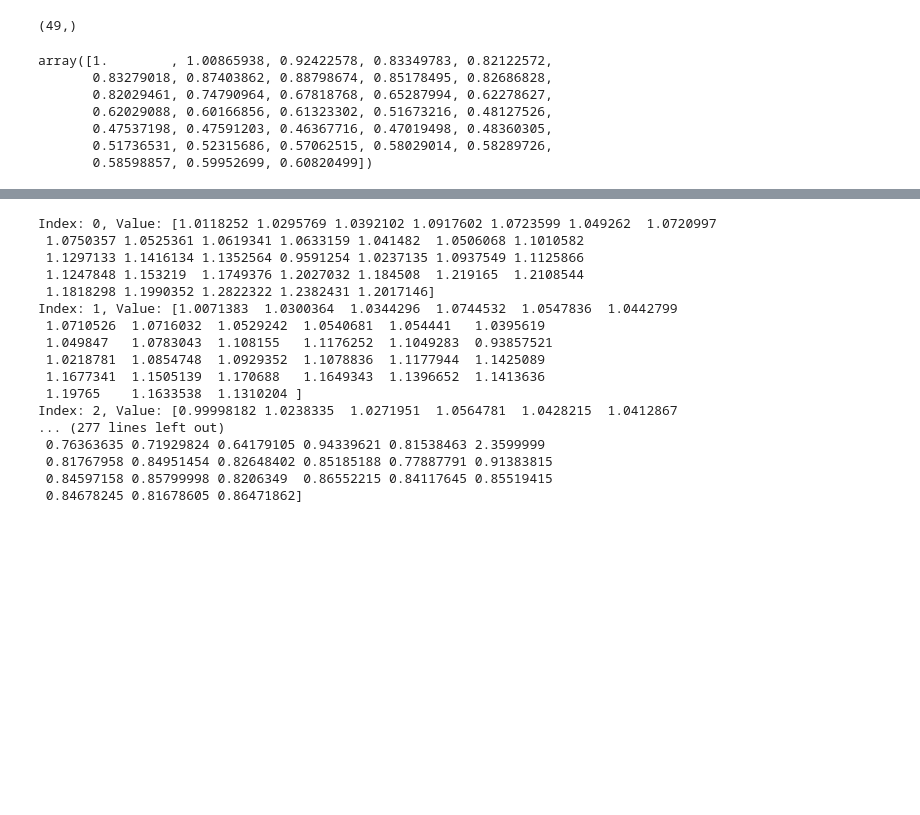
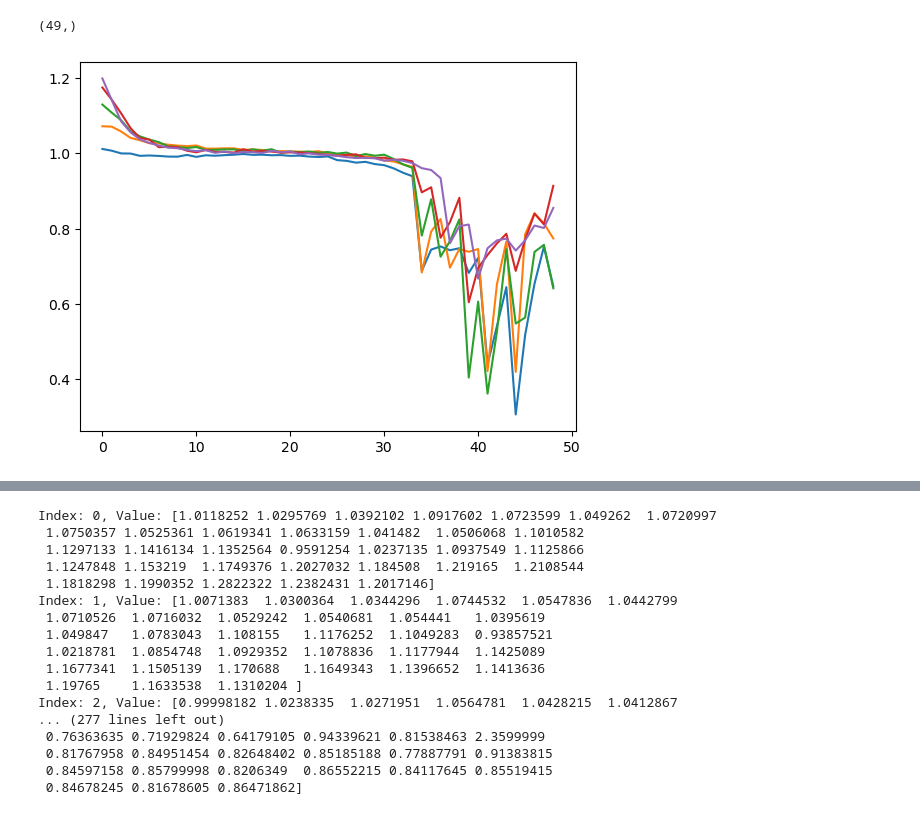
Before and after one commit to peter-l-ravn/Danish-Wage-Gap-Model, a Jupyter notebook: estimate_exogenous_variables.ipynb, the cells around one changed output, grey strips where cells are left out. Cells and saved outputs as stored; diff of their text form; code cells hidden in the pictures; blank space fills up the shorter version.

```diff
--- a/estimate_exogenous_variables.ipynb
+++ b/estimate_exogenous_variables.ipynb
@@ -147,13 +151,14 @@ youngest_distribution = youngest_distribution / youngest_distribution[0]
 
 np.savetxt('Exogenous_estimation/youngest_distribution.csv', youngest_distribution, delimiter=',')
 # %%
-youngest_distribution
+t = 1994 - 1994
+
+plt.plot(survival_rates[:, 1994-1994])
+plt.plot(survival_rates[:, 2000-1994])
+plt.plot(survival_rates[:, 2008-1994])
+plt.plot(survival_rates[:, 2017-1994])
+plt.plot(survival_rates[:, 2023-1994])
+plt.show()
 # %% [output]
-array([1.        , 1.00865938, 0.92422578, 0.83349783, 0.82122572,
-       0.83279018, 0.87403862, 0.88798674, 0.85178495, 0.82686828,
-       0.82029461, 0.74790964, 0.67818768, 0.65287994, 0.62278627,
-       0.62029088, 0.60166856, 0.61323302, 0.51673216, 0.48127526,
-       0.47537198, 0.47591203, 0.46367716, 0.47019498, 0.48360305,
-       0.51736531, 0.52315686, 0.57062515, 0.58029014, 0.58289726,
-       0.58598857, 0.59952699, 0.60820499])
+[figure, added]
 # %%
```
Also changed, not shown: parts of 2 cells of this notebook, 7 other files.
